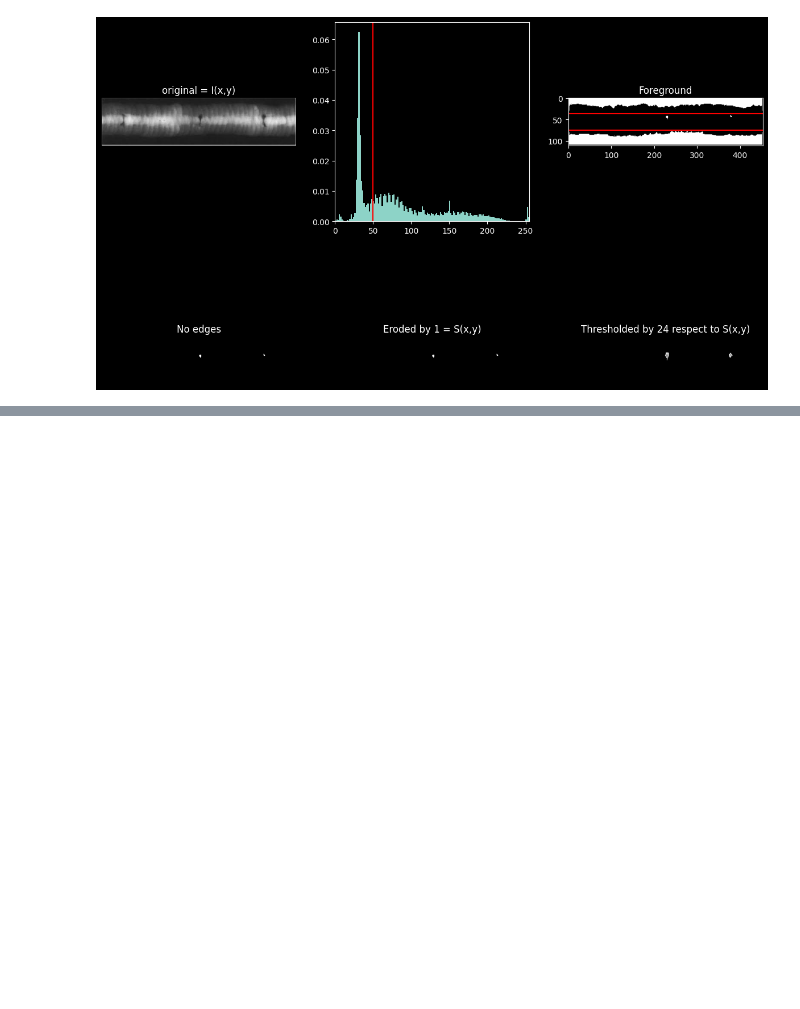
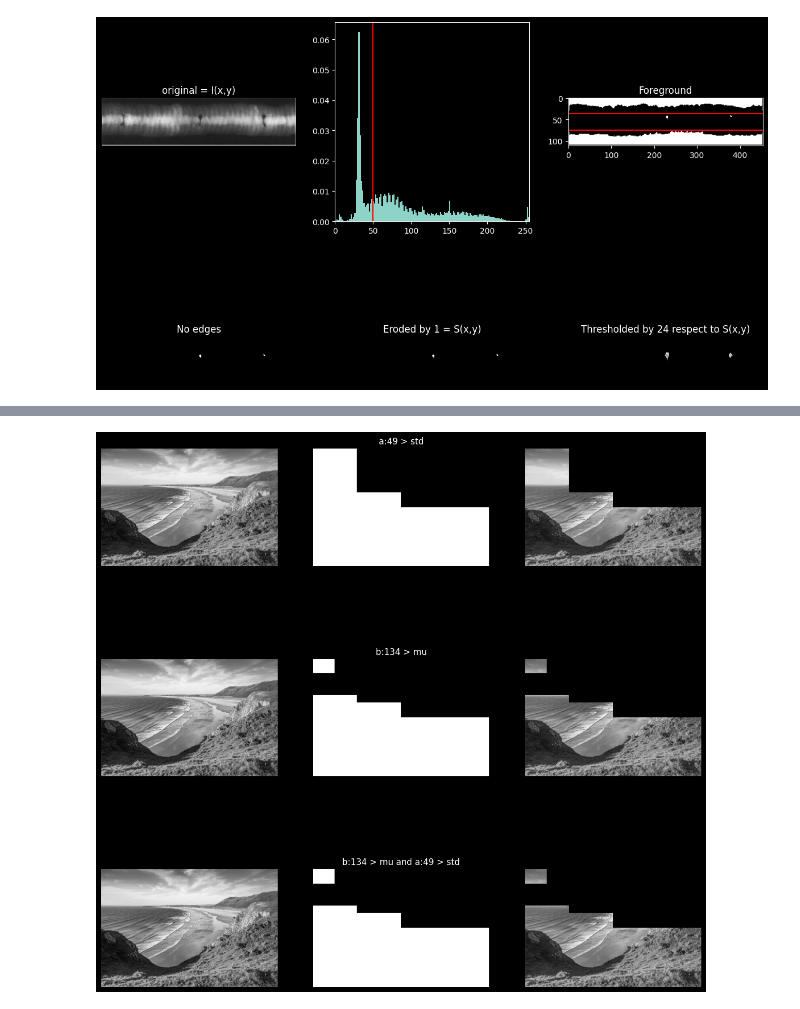
Before and after one commit to leinaxd/NOTES, a Jupyter notebook: digital_image_processing/notebooks/13_image_segmentation.ipynb, the cells around one changed output, grey strips where cells are left out. Drawn from its saved outputs; the diff is of its cells as text; code cells hidden in the pictures; blank space fills up the shorter version.

```diff
--- a/digital_image_processing/notebooks/13_image_segmentation.ipynb
+++ b/digital_image_processing/notebooks/13_image_segmentation.ipynb
@@ -127,0 +138,82 @@ ax[1][2].axis('off');
+# %%
+R = np.array(
+    [[ 1, 2, 3, 4, 5, 6],
+     [10,20,30,40,50,60],
+     [100,200,300,400,500,600],
+     [600, 500, 400, 300, 200,100]
+     ])
+
+def Q(img, a,b):
+    return np.mean(img)>200
+# For testing
+# %%
+
+#Step 1. Define Q
+a = 49 #@param
+b = 134 #@param
+def Q1 (img, a, b):
+    std_R = np.std(img)
+    return True if std_R < a else False
+
+def Q2 (img, a, b):
+    mu_R = np.mean(img)
+    return True if mu_R<b else False
+
+def Q3 (img, a, b):
+    std_R = np.std(img)
+    mu_R = np.mean(img)
+    return True if std_R < a and mu_R<b else False
+#Step 2. Select a region
+R = g_img.copy()
+
+
+#Step 4. Compute if the Region approves
+def recursive_split(R, Q):
+    mask = np.zeros_like(R)
+    if Q(R, a, b): return mask+1
+    if R.shape[0] <= 1 or R.shape[1]<=1: return mask
+    #Step 5. Split
+    Sx, Sy = R.shape
+    rs = 0
+    re = rs+Sx
+    cs = 0
+    ce = cs + Sy
+    #Step 6. Split and Merge
+    mask[rs:re//2, cs:ce//2] = recursive_split(R[rs:re//2, cs:ce//2],Q)
+    mask[re//2:re, ce//2:ce] = recursive_split(R[re//2:re, ce//2:ce],Q)
+    mask[rs:re//2, cs:ce//2] = recursive_split(R[rs:re//2, cs:ce//2],Q)
+    mask[re//2:re, cs//2:ce] = recursive_split(R[re//2:re, cs//2:ce],Q)
+
+    return mask
+
+fig, ax = plt.subplots(3,3,figsize=(15,15))
+
+print(f"mean: {np.mean(R)}, std:{np.std(R)}")
+ax[0][0].imshow(R, cmap='gray')
+ax[0][0].axis('off');
+ax[1][0].imshow(R, cmap='gray')
+ax[1][0].axis('off');
+ax[2][0].imshow(R, cmap='gray')
+ax[2][0].axis('off');
+
+new_img = recursive_split(R, Q1)
+ax[0][1].imshow(new_img, cmap='gray')
+ax[0][1].axis('off');
+ax[0][1].set_title(f"a:{a} > std")
+ax[0][2].imshow(new_img*R, cmap='gray')
+ax[0][2].axis('off');
+
+new_img = recursive_split(R, Q2)
+ax[1][1].imshow(new_img, cmap='gray')
+ax[1][1].axis('off');
+ax[1][1].set_title(f"b:{b} > mu")
+ax[1][2].imshow(new_img*R, cmap='gray')
+ax[1][2].axis('off');
+
+new_img = recursive_split(R, Q3)
+ax[2][1].imshow(new_img, cmap='gray')
+ax[2][1].axis('off');
+ax[2][1].set_title(f"b:{b} > mu and a:{a} > std")
+ax[2][2].imshow(new_img*R, cmap='gray')
+ax[2][2].axis('off');
+# %% [output]
@@ -127,0 +221 @@ ax[1][2].axis('off');
+[figure, added]
```
Also changed, not shown: parts of 4 cells of this notebook.
